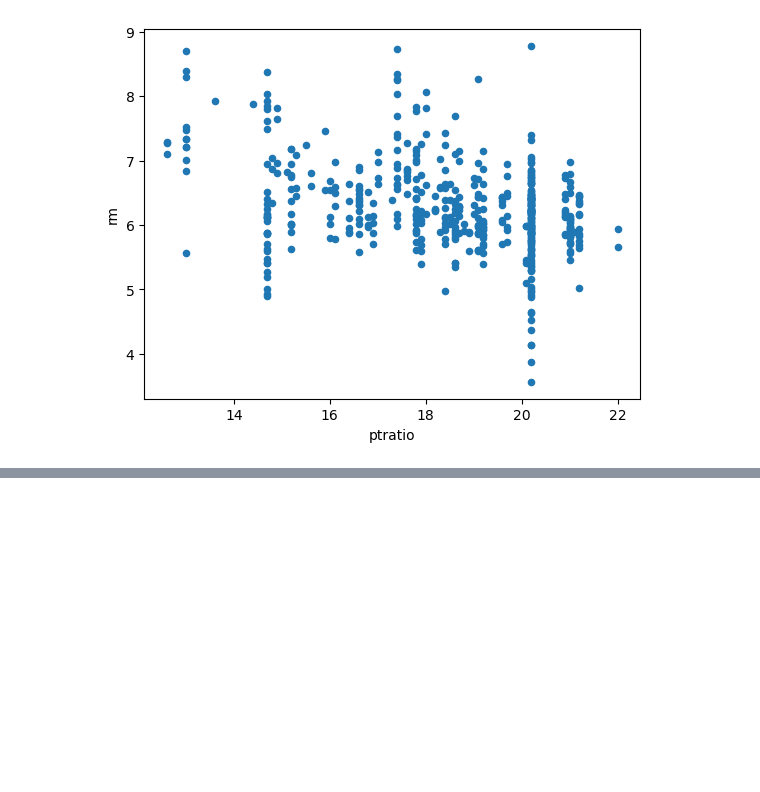
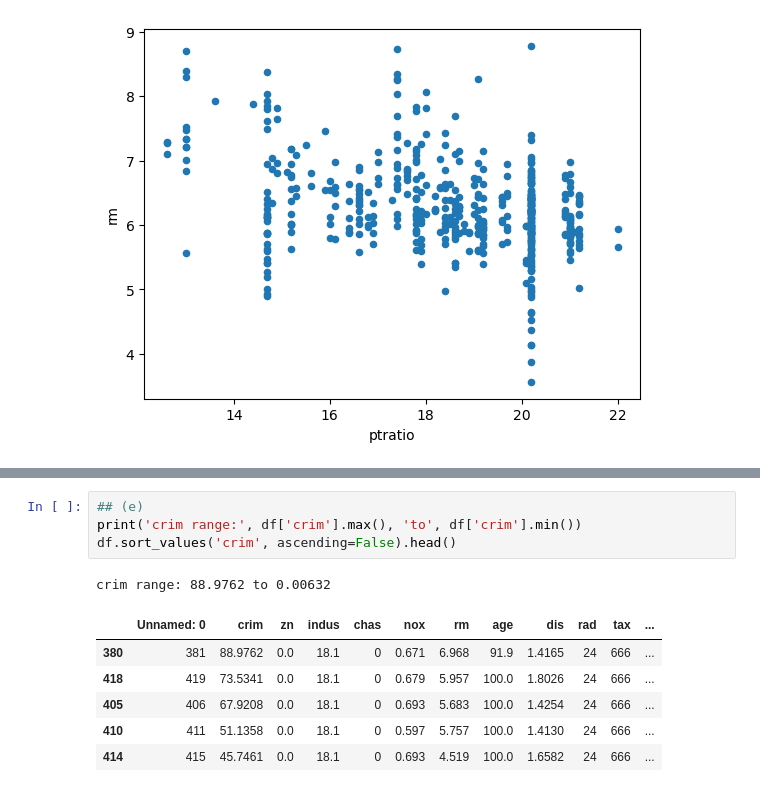
Before and after one commit to carolinegreen16/A_2, a Jupyter notebook: Assignment3/A3.ipynb, the cells around one changed output, grey strips where cells are left out. Drawn from its saved outputs; the diff is of its cells as text; blank space fills up the shorter version.

```diff
--- a/Assignment3/A3.ipynb
+++ b/Assignment3/A3.ipynb
@@ -192,0 +203,12 @@ df.plot(x='ptratio', y='rm', kind='scatter')
+# %%
+## (e)
+print('crim range:', df['crim'].max(), 'to', df['crim'].min())
+df.sort_values('crim', ascending=False).head()
+# %% [output]
+crim range: 88.9762 to 0.00632
+|  | Unnamed: 0 | crim | zn | indus | chas | nox | rm | age | dis | rad | tax | ... |
+| 380 | 381 | 88.9762 | 0.0 | 18.1 | 0 | 0.671 | 6.968 | 91.9 | 1.4165 | 24 | 666 | ... |
+| 418 | 419 | 73.5341 | 0.0 | 18.1 | 0 | 0.679 | 5.957 | 100.0 | 1.8026 | 24 | 666 | ... |
+| 405 | 406 | 67.9208 | 0.0 | 18.1 | 0 | 0.693 | 5.683 | 100.0 | 1.4254 | 24 | 666 | ... |
+| 410 | 411 | 51.1358 | 0.0 | 18.1 | 0 | 0.597 | 5.757 | 100.0 | 1.4130 | 24 | 666 | ... |
+| 414 | 415 | 45.7461 | 0.0 | 18.1 | 0 | 0.693 | 4.519 | 100.0 | 1.6582 | 24 | 666 | ... |
```
Also changed, not shown: parts of 3 cells of this notebook.
